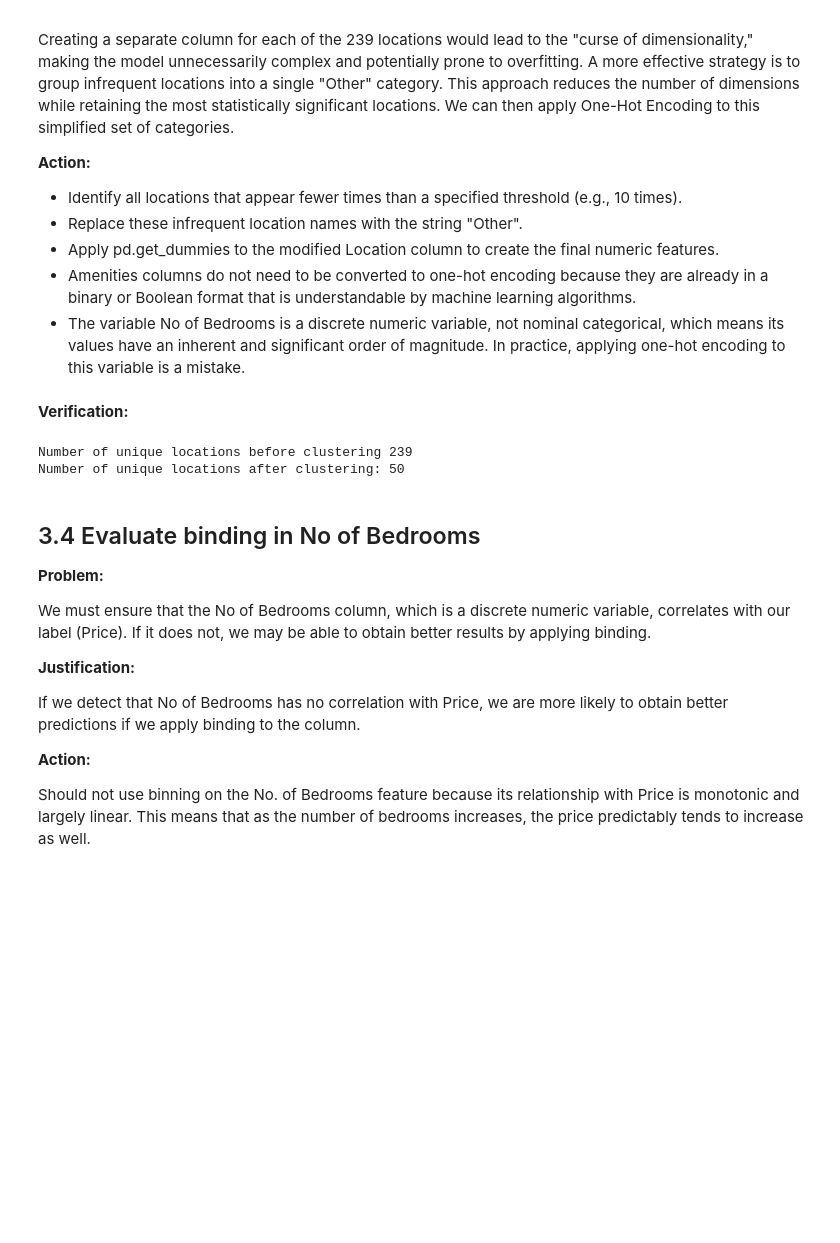
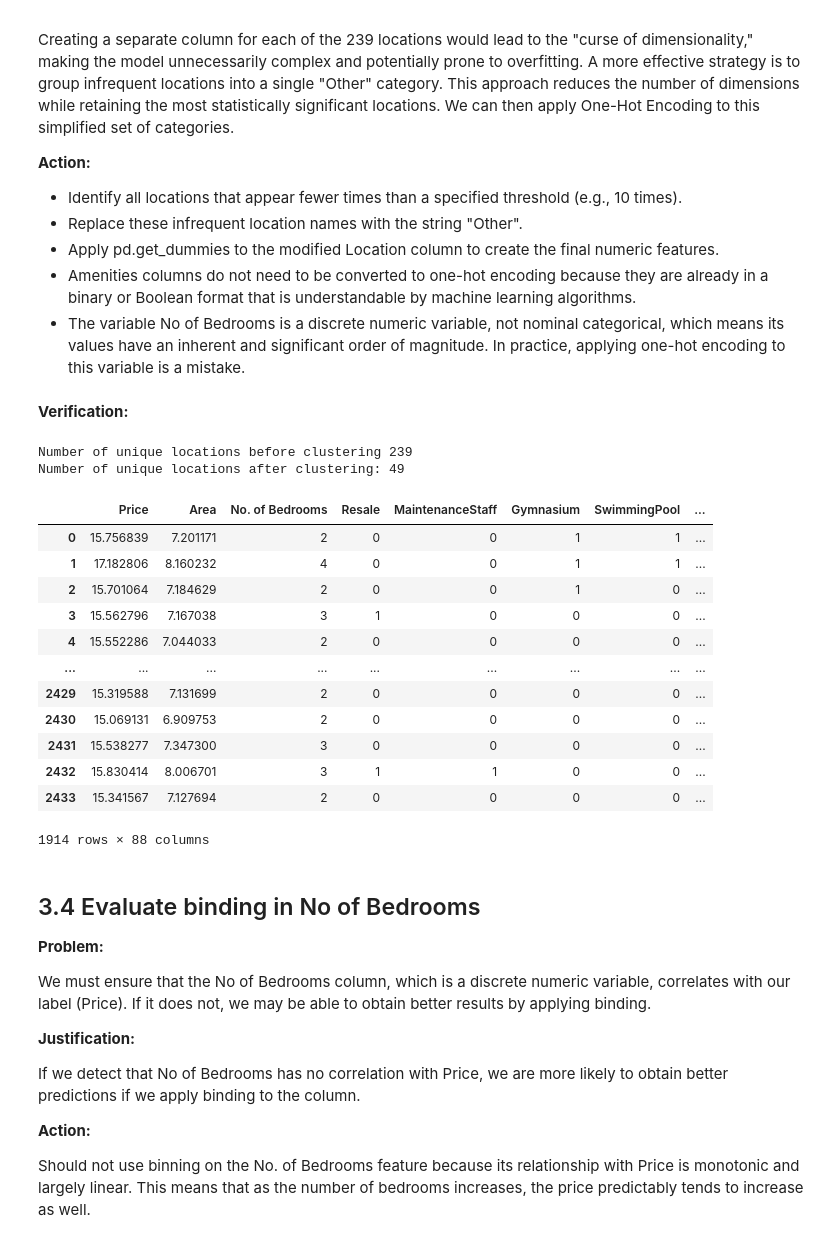
Before and after one commit to albertbolanoss/labs_machine_learning, a Jupyter notebook: notebooks/hyderabad_house_price/1.3_Feature_engineering.ipynb, the cells around one changed output. Drawn from its saved outputs; the diff is of its cells as text; code cells hidden in the pictures; blank space fills up the shorter version.

```diff
--- a/notebooks/hyderabad_house_price/1.3_Feature_engineering.ipynb
+++ b/notebooks/hyderabad_house_price/1.3_Feature_engineering.ipynb
@@ -106,26 +126,56 @@ Creating a separate column for each of the 239 locations would lead to the "curs
 # %%
 location_counts = dataset[Column.LOCATION.name].value_counts()
 threshold = 10
 
 unique_locations_before = dataset[Column.LOCATION.name].nunique()
-infrequent_locations = location_counts[location_counts < threshold].index
-locations_modified = dataset[Column.LOCATION.name].replace(infrequent_locations, 'Other')
-uniqueLocationAfter = locations_modified.nunique()
 
-location_dummies = pd.get_dummies(locations_modified, prefix=Column.LOCATION.name, drop_first=True)
+# infrequent_locations = location_counts[location_counts < threshold].index
+# locations_modified = dataset[Column.LOCATION.name].replace(infrequent_locations, 'infrequent_if_exist')
+# uniqueLocationAfter = locations_modified.nunique()
+# location_dummies = pd.get_dummies(locations_modified, prefix=Column.LOCATION.name, drop_first=True)
+# dataset_with_dummies = pd.concat([dataset.drop(columns=Column.LOCATION.name), location_dummies], axis=1)
 
-dataset_with_dummies = pd.concat([dataset.drop(columns=Column.LOCATION.name), location_dummies], axis=1)
+location_transformer = OneHotEncoder(
+    min_frequency=10,
+    handle_unknown='infrequent_if_exist',
+    drop='first',
+    sparse_output=False  # Para que devuelva un array de numpy
+)
+
+location_dummies_array = location_transformer.fit_transform(dataset[[Column.LOCATION.name]])
+new_location_cols = location_transformer.get_feature_names_out([Column.LOCATION.name])
+uniqueLocationAfter = len(new_location_cols)
+
+location_dummies = pd.DataFrame(
+    location_dummies_array,
+    columns=new_location_cols,
+    index=dataset.index # Aseguramos que los índices coincidan
+)
 
 display(Markdown('**Verification:**'))
 print(f"Number of unique locations before clustering {unique_locations_before}")
 print(f"Number of unique locations after clustering: {uniqueLocationAfter}")
 
-
-dataset_with_dummies.to_parquet(targetDataset)
+dataset = pd.concat([dataset.drop(columns=Column.LOCATION.name), location_dummies], axis=1)
+dataset.to_parquet(targetDataset)
+dataset
 # %% [output]
 **Verification:**
 Number of unique locations before clustering 239
-Number of unique locations after clustering: 50
+Number of unique locations after clustering: 49
+|  | Price | Area | No. of Bedrooms | Resale | MaintenanceStaff | Gymnasium | SwimmingPool | ... |
+| 0 | 15.756839 | 7.201171 | 2 | 0 | 0 | 1 | 1 | ... |
+| 1 | 17.182806 | 8.160232 | 4 | 0 | 0 | 1 | 1 | ... |
+| 2 | 15.701064 | 7.184629 | 2 | 0 | 0 | 1 | 0 | ... |
+| 3 | 15.562796 | 7.167038 | 3 | 1 | 0 | 0 | 0 | ... |
+| 4 | 15.552286 | 7.044033 | 2 | 0 | 0 | 0 | 0 | ... |
+| ... | ... | ... | ... | ... | ... | ... | ... | ... |
+| 2429 | 15.319588 | 7.131699 | 2 | 0 | 0 | 0 | 0 | ... |
+| 2430 | 15.069131 | 6.909753 | 2 | 0 | 0 | 0 | 0 | ... |
+| 2431 | 15.538277 | 7.347300 | 3 | 0 | 0 | 0 | 0 | ... |
+| 2432 | 15.830414 | 8.006701 | 3 | 1 | 1 | 0 | 0 | ... |
+| 2433 | 15.341567 | 7.127694 | 2 | 0 | 0 | 0 | 0 | ... |
+1914 rows × 88 columns
 # %% [markdown]
 ## 3.4 Evaluate binding in No of Bedrooms
 
```
Also changed, not shown: parts of 4 cells of this notebook, 8 other files.
